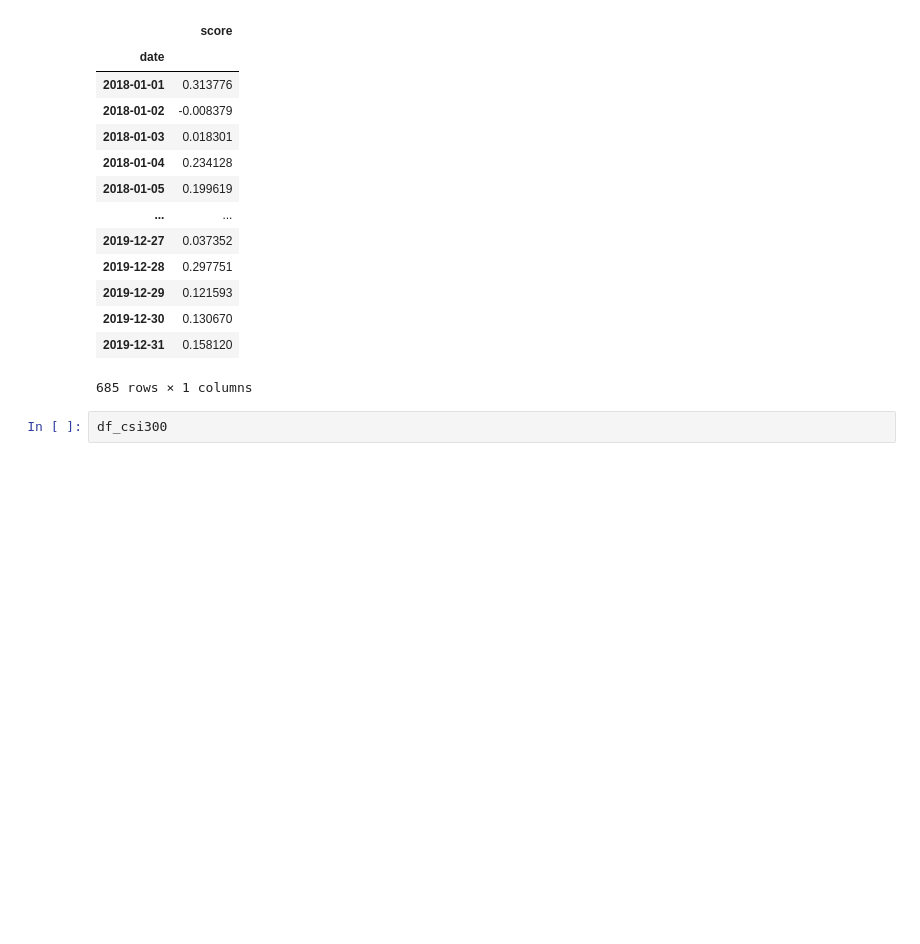
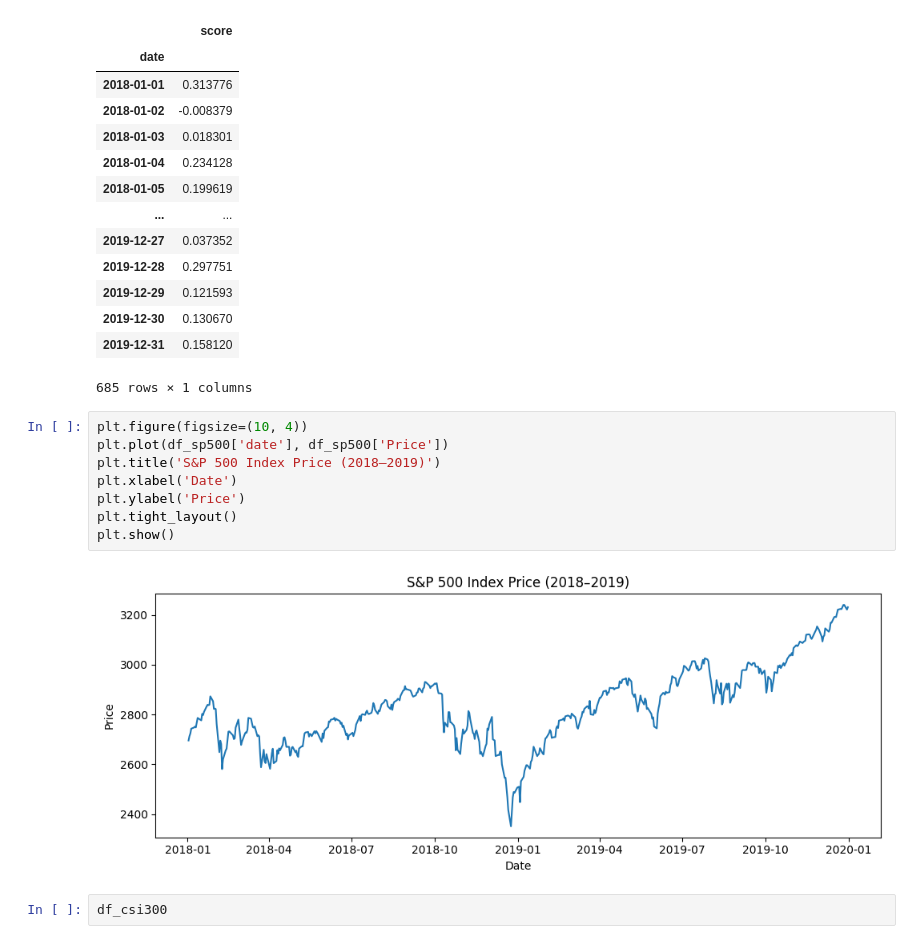
Before and after one commit to JANE-WANG-X/2025, a Jupyter notebook: news_eda_2.ipynb, the cells around one changed output. Drawn from its saved outputs; the diff is of its cells as text; blank space fills up the shorter version.

```diff
--- a/news_eda_2.ipynb
+++ b/news_eda_2.ipynb
@@ -249,6 +249,16 @@ df_cn_news
 | 2019-12-30 | 0.130670 |
 | 2019-12-31 | 0.158120 |
 685 rows × 1 columns
+# %%
+plt.figure(figsize=(10, 4))
+plt.plot(df_sp500['date'], df_sp500['Price'])
+plt.title('S&P 500 Index Price (2018–2019)')
+plt.xlabel('Date')
+plt.ylabel('Price')
+plt.tight_layout()
+plt.show()
+# %% [output]
+[figure, added]
 # %%
 df_csi300
 # %% [output]
```
Also changed, not shown: parts of 1 cell of this notebook.
